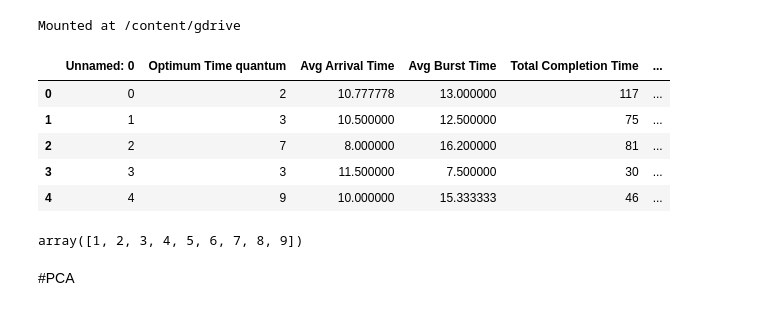
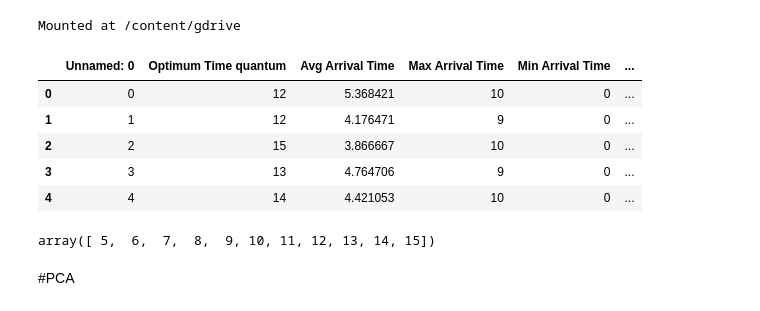
Before and after one commit to paarshva21/Synapse_RP, a Jupyter notebook: UnsupervisedRP.ipynb, the cells around one changed output. Saved outputs shown, nothing was run; the diff lists cells and outputs as text; code cells hidden in the pictures.

```diff
--- a/UnsupervisedRP.ipynb
+++ b/UnsupervisedRP.ipynb
@@ -10,22 +10,22 @@ drive.mount("/content/gdrive")
 # %% [output]
 Mounted at /content/gdrive
 # %%
-df = pd.read_csv("/content/gdrive/MyDrive/data.csv")
+df = pd.read_csv("/content/gdrive/MyDrive/BestOneYet.csv")
 df.head()
 # %% [output]
-|  | Unnamed: 0 | Optimum Time quantum | Avg Arrival Time | Avg Burst Time | Total Completion Time | ... |
-| 0 | 0 | 2 | 10.777778 | 13.000000 | 117 | ... |
-| 1 | 1 | 3 | 10.500000 | 12.500000 | 75 | ... |
-| 2 | 2 | 7 | 8.000000 | 16.200000 | 81 | ... |
-| 3 | 3 | 3 | 11.500000 | 7.500000 | 30 | ... |
-| 4 | 4 | 9 | 10.000000 | 15.333333 | 46 | ... |
+|  | Unnamed: 0 | Optimum Time quantum | Avg Arrival Time | Max Arrival Time | Min Arrival Time | ... |
+| 0 | 0 | 12 | 5.368421 | 10 | 0 | ... |
+| 1 | 1 | 12 | 4.176471 | 9 | 0 | ... |
+| 2 | 2 | 15 | 3.866667 | 10 | 0 | ... |
+| 3 | 3 | 13 | 4.764706 | 9 | 0 | ... |
+| 4 | 4 | 14 | 4.421053 | 10 | 0 | ... |
 # %%
 y = df["Optimum Time quantum"]
 df = df.drop(["Unnamed: 0", "Optimum Time quantum"], axis = "columns")
 # %%
 np.unique(y)
 # %% [output]
-array([1, 2, 3, 4, 5, 6, 7, 8, 9])
+array([ 5,  6,  7,  8,  9, 10, 11, 12, 13, 14, 15])
 # %%
 n_classes = len(list(np.unique(y)))
 # %%
```
Also changed, not shown: parts of 20 cells of this notebook.
